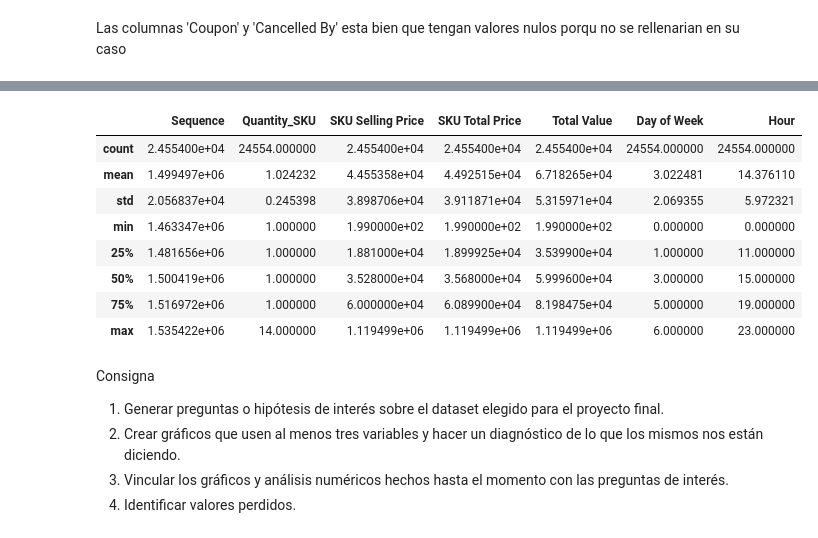
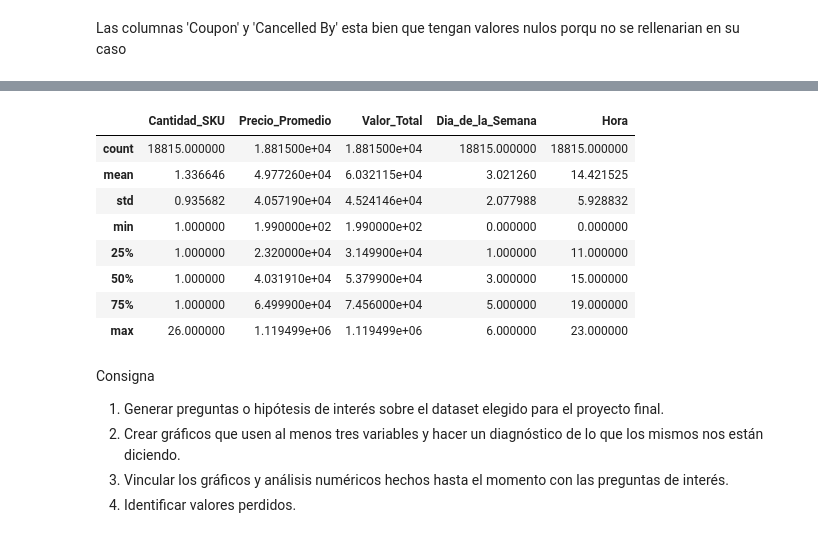
Before and after one commit to gustsirt/dataScience, a Jupyter notebook: Avance 1.ipynb, the cells around one changed output, grey strips where cells are left out. Cells and saved outputs as stored; diff of their text form; code cells hidden in the pictures.

Commit message:
Creacion de dataset pedidos

```diff
--- a/Avance 1.ipynb
+++ b/Avance 1.ipynb
@@ -183,6 +187,6 @@ Hour                      0
 dtype: int64
 # %%
 # TRATAMIENTO DE VALORES NULOS
-dataset['Discounts Names'].fillna('Sin descuento', inplace=True)
+dataset.fillna({'Discounts Names': 'Sin descuento'}, inplace=True)
 # %% [markdown]
 Las columnas 'Coupon' y 'Cancelled By' esta bien que tengan valores nulos porqu no se rellenarian en su caso
@@ -189,5 +214,6 @@ Las columnas 'Coupon' y 'Cancelled By' esta bien que tengan valores nulos porqu
 # %%
 # Renombrar Columnas al español
+
 columnas_originales = [
     'Origin',
     'Sequence',
@@ -233,16 +259,16 @@ nuevos_nombres = [
     'Precio de Venta SKU',
     'Precio Total SKU',
     'Valor Total',
-    'Nombres de Descuentos',
+    'Tiene descuento',
     'Cancelado Por',
     'Documento Corporativo',
-    'Canal de Ventas',
+    'Tienda',
     'Día de la Semana',
     'Día',
     'Hora'
 ]
 
-# dataset.columns = nuevos_nombres
+dataset.columns = nuevos_nombres
 # %%
 # Visualizacion de columnas
 dataset.columns
@@ -287,0 +316,25 @@ memory usage: 4.3+ MB
+# %%
+# Creacion de Pedidos
+pedidos = dataset.groupby('Secuencia').agg(
+    Origen=('Origen', 'first'),  # Tomar el primer valor
+    Fecha=('Fecha de Creación', 'first'),  # Tomar el primer valor
+    Documento_Cliente=('Documento del Cliente', 'first'),  # Tomar el primer valor
+    Provincia=('Provincia', 'first'),  # Tomar el primer valor
+    Ciudad=('Ciudad', 'first'),  # Tomar el primer valor
+    Tipo_Dirección=('Tipo de Dirección', 'first'),  # Tomar el primer valor
+    Código_Postal=('Código Postal', 'first'),  # Tomar el primer valor
+    Transportista=('Transportista', 'first'),  # Tomar el primer valor
+    Estado=('Estado', 'first'), # Tomar el primer valor
+    Cupón=('Cupón', 'first'),  # Tomar el primer valor del cupón (o None si no hay)
+    Cantidad_SKU=('Cantidad_SKU', 'sum'),  # Sumar la cantidad de SKU
+    Precio_Promedio=('Precio de Venta SKU', 'mean'),  # Calcular el precio promedio por SKU
+    Valor_Total=('Valor Total', 'first'),   # El valor ya viene siendo el total
+    Discount=('Tiene descuento', 'first'), # Tomar el primer valor
+    Cancelado_Por=('Cancelado Por', 'first'),  # Tomar el primer valor
+    Documento_Corporativo=('Documento Corporativo', 'first'),  # Tomar el primer valor
+    Tienda=('Tienda', 'first'),  # Tomar el primer valor
+    Dia_de_la_Semana=('Día de la Semana', 'first'),  # Tomar el primer valor
+    Dia=('Día', 'first'),  # Tomar el primer valor
+    Hora=('Hora', 'first')  # Tomar la primera hora
+).reset_index()
+pedidos.set_index('Secuencia', inplace=True)
@@ -288,16 +351,16 @@ memory usage: 4.3+ MB
 # %%
 # Analisis describe
-dataset.describe()
+pedidos.describe()
 # %% [output]
-|  | Sequence | Quantity_SKU | SKU Selling Price | SKU Total Price | Total Value | Day of Week | Hour |
-| count | 2.455400e+04 | 24554.000000 | 2.455400e+04 | 2.455400e+04 | 2.455400e+04 | 24554.000000 | 24554.000000 |
-| mean | 1.499497e+06 | 1.024232 | 4.455358e+04 | 4.492515e+04 | 6.718265e+04 | 3.022481 | 14.376110 |
-| std | 2.056837e+04 | 0.245398 | 3.898706e+04 | 3.911871e+04 | 5.315971e+04 | 2.069355 | 5.972321 |
-| min | 1.463347e+06 | 1.000000 | 1.990000e+02 | 1.990000e+02 | 1.990000e+02 | 0.000000 | 0.000000 |
-| 25% | 1.481656e+06 | 1.000000 | 1.881000e+04 | 1.899925e+04 | 3.539900e+04 | 1.000000 | 11.000000 |
-| 50% | 1.500419e+06 | 1.000000 | 3.528000e+04 | 3.568000e+04 | 5.999600e+04 | 3.000000 | 15.000000 |
-| 75% | 1.516972e+06 | 1.000000 | 6.000000e+04 | 6.089900e+04 | 8.198475e+04 | 5.000000 | 19.000000 |
-| max | 1.535422e+06 | 14.000000 | 1.119499e+06 | 1.119499e+06 | 1.119499e+06 | 6.000000 | 23.000000 |
+|  | Cantidad_SKU | Precio_Promedio | Valor_Total | Dia_de_la_Semana | Hora |
+| count | 18815.000000 | 1.881500e+04 | 1.881500e+04 | 18815.000000 | 18815.000000 |
+| mean | 1.336646 | 4.977260e+04 | 6.032115e+04 | 3.021260 | 14.421525 |
+| std | 0.935682 | 4.057190e+04 | 4.524146e+04 | 2.077988 | 5.928832 |
+| min | 1.000000 | 1.990000e+02 | 1.990000e+02 | 0.000000 | 0.000000 |
+| 25% | 1.000000 | 2.320000e+04 | 3.149900e+04 | 1.000000 | 11.000000 |
+| 50% | 1.000000 | 4.031910e+04 | 5.379900e+04 | 3.000000 | 15.000000 |
+| 75% | 1.000000 | 6.499900e+04 | 7.456000e+04 | 5.000000 | 19.000000 |
+| max | 26.000000 | 1.119499e+06 | 1.119499e+06 | 6.000000 | 23.000000 |
 # %% [markdown]
 Consigna
 
```
Also changed, not shown: parts of 8 cells of this notebook.
